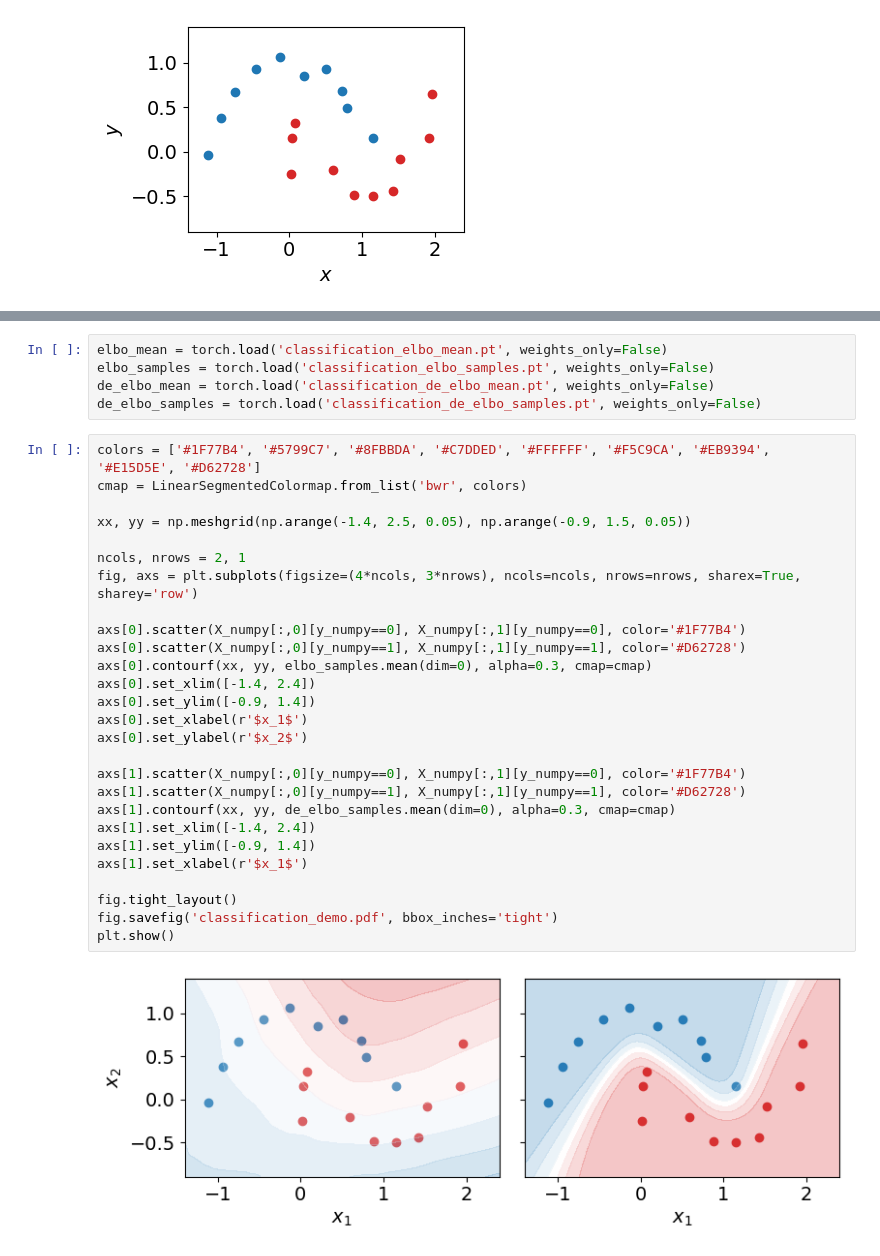
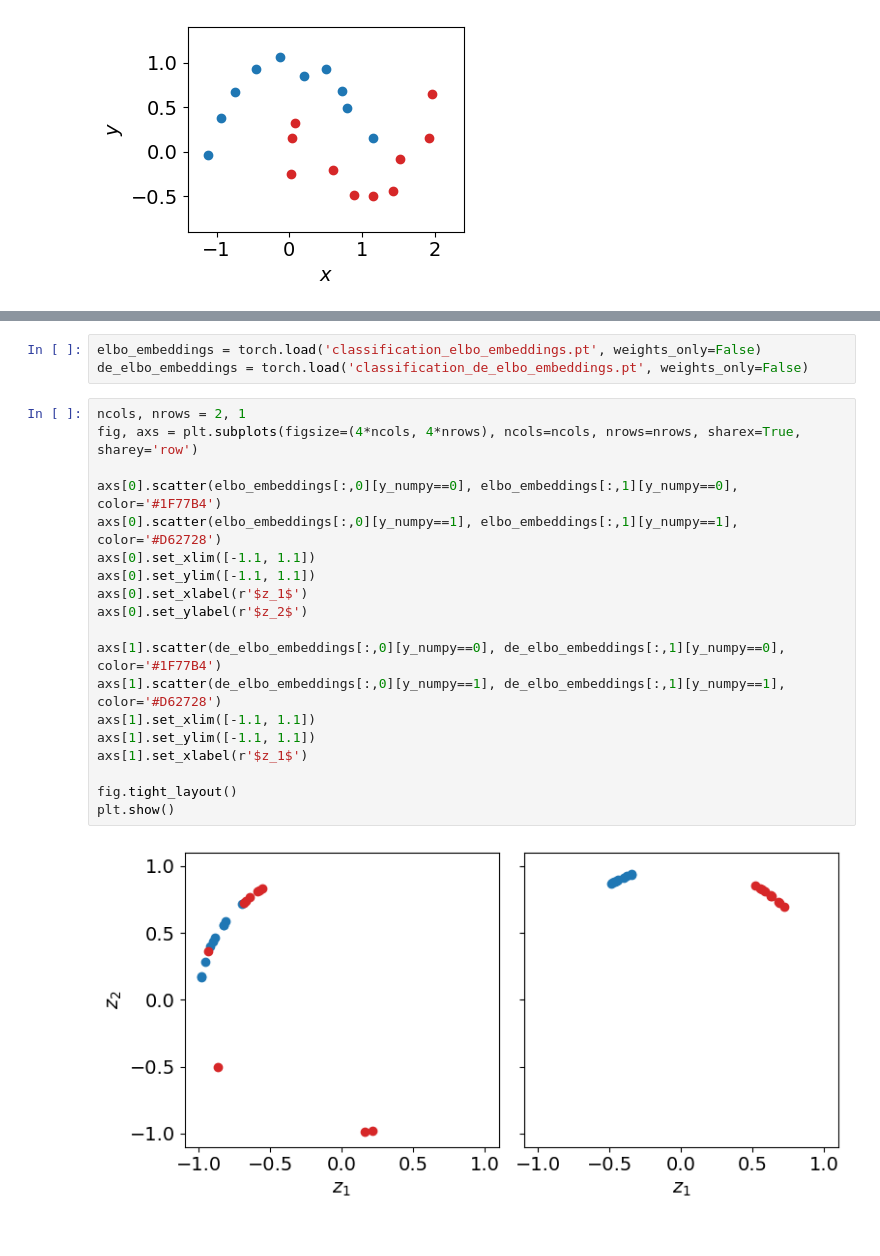
Before and after one commit to ethanharvey98/learning-temperature, a Jupyter notebook: notebooks/learning-temperature.ipynb, the cells around one changed output, grey strips where cells are left out. Saved outputs shown, nothing was run; the diff lists cells and outputs as text.

```diff
--- a/notebooks/learning-temperature.ipynb
+++ b/notebooks/learning-temperature.ipynb
@@ -169,34 +192,24 @@ with torch.no_grad():
 # %%
-elbo_mean = torch.load('classification_elbo_mean.pt', weights_only=False)
-elbo_samples = torch.load('classification_elbo_samples.pt', weights_only=False)
-de_elbo_mean = torch.load('classification_de_elbo_mean.pt', weights_only=False)
-de_elbo_samples = torch.load('classification_de_elbo_samples.pt', weights_only=False)
+elbo_embeddings = torch.load('classification_elbo_embeddings.pt', weights_only=False)
+de_elbo_embeddings = torch.load('classification_de_elbo_embeddings.pt', weights_only=False)
 # %%
-colors = ['#1F77B4', '#5799C7', '#8FBBDA', '#C7DDED', '#FFFFFF', '#F5C9CA', '#EB9394', '#E15D5E', '#D62728']
-cmap = LinearSegmentedColormap.from_list('bwr', colors)
+ncols, nrows = 2, 1
+fig, axs = plt.subplots(figsize=(4*ncols, 4*nrows), ncols=ncols, nrows=nrows, sharex=True, sharey='row')
 
-xx, yy = np.meshgrid(np.arange(-1.4, 2.5, 0.05), np.arange(-0.9, 1.5, 0.05))
+axs[0].scatter(elbo_embeddings[:,0][y_numpy==0], elbo_embeddings[:,1][y_numpy==0], color='#1F77B4')
+axs[0].scatter(elbo_embeddings[:,0][y_numpy==1], elbo_embeddings[:,1][y_numpy==1], color='#D62728')
+axs[0].set_xlim([-1.1, 1.1])
+axs[0].set_ylim([-1.1, 1.1])
+axs[0].set_xlabel(r'$z_1$')
+axs[0].set_ylabel(r'$z_2$')
 
-ncols, nrows = 2, 1
-fig, axs = plt.subplots(figsize=(4*ncols, 3*nrows), ncols=ncols, nrows=nrows, sharex=True, sharey='row')
-
-axs[0].scatter(X_numpy[:,0][y_numpy==0], X_numpy[:,1][y_numpy==0], color='#1F77B4')
-axs[0].scatter(X_numpy[:,0][y_numpy==1], X_numpy[:,1][y_numpy==1], color='#D62728')
-axs[0].contourf(xx, yy, elbo_samples.mean(dim=0), alpha=0.3, cmap=cmap)
-axs[0].set_xlim([-1.4, 2.4])
-axs[0].set_ylim([-0.9, 1.4])
-axs[0].set_xlabel(r'$x_1$')
-axs[0].set_ylabel(r'$x_2$')
-
-axs[1].scatter(X_numpy[:,0][y_numpy==0], X_numpy[:,1][y_numpy==0], color='#1F77B4')
-axs[1].scatter(X_numpy[:,0][y_numpy==1], X_numpy[:,1][y_numpy==1], color='#D62728')
-axs[1].contourf(xx, yy, de_elbo_samples.mean(dim=0), alpha=0.3, cmap=cmap)
-axs[1].set_xlim([-1.4, 2.4])
-axs[1].set_ylim([-0.9, 1.4])
-axs[1].set_xlabel(r'$x_1$')
+axs[1].scatter(de_elbo_embeddings[:,0][y_numpy==0], de_elbo_embeddings[:,1][y_numpy==0], color='#1F77B4')
+axs[1].scatter(de_elbo_embeddings[:,0][y_numpy==1], de_elbo_embeddings[:,1][y_numpy==1], color='#D62728')
+axs[1].set_xlim([-1.1, 1.1])
+axs[1].set_ylim([-1.1, 1.1])
+axs[1].set_xlabel(r'$z_1$')
 
 fig.tight_layout()
-fig.savefig('classification_demo.pdf', bbox_inches='tight')
 plt.show()
 # %% [output]
-[figure, old version]
+[figure, new version]
```
Also changed, not shown: parts of 5 cells of this notebook, 3 other files.
